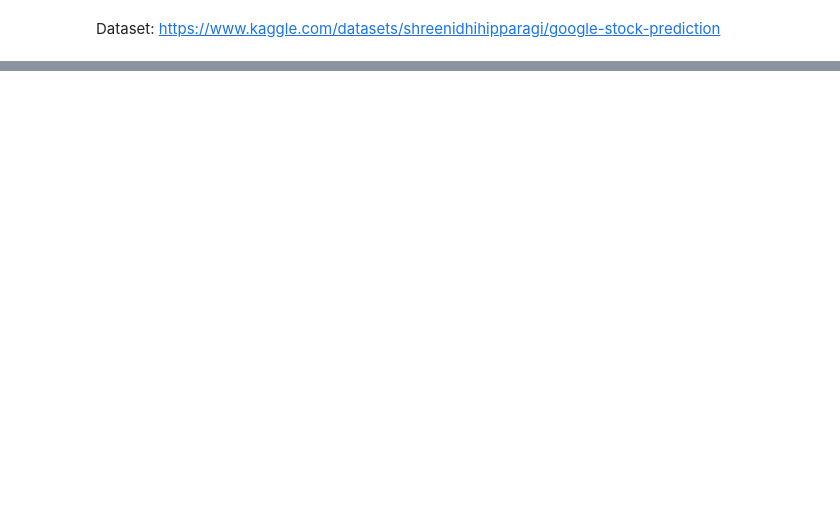
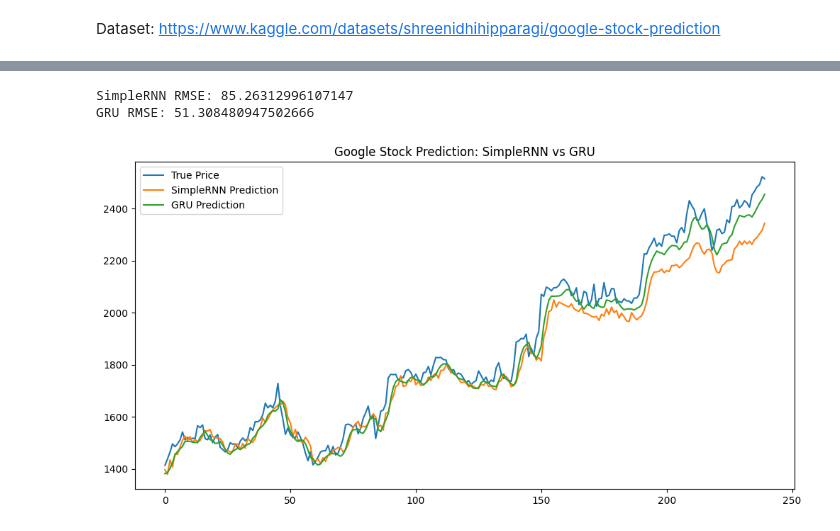
Before and after one commit to SinaShakoori/Google-Stock-Prediction, a Jupyter notebook: main.ipynb, the cells around one changed output, grey strips where cells are left out. Saved outputs shown, nothing was run; the diff lists cells and outputs as text; code cells hidden in the pictures; blank space fills up the shorter version.

```diff
--- a/main.ipynb
+++ b/main.ipynb
@@ -24,0 +79,4 @@ df.tail()
+# %%
+gru_model.compile(optimizer='adam', loss='mse')
+# %%
+history_gru = gru_model.fit(X_train, y_train,epochs=30, batch_size=32,validation_data=(X_test, y_test),verbose=1)
@@ -24,0 +101,3 @@ df.tail()
+# %%
+rnn_pred = rnn_model.predict(X_test)
+gru_pred = gru_model.predict(X_test)
@@ -24,0 +107,22 @@ df.tail()
+# %%
+rnn_pred = scaler.inverse_transform(rnn_pred)
+gru_pred = scaler.inverse_transform(gru_pred)
+y_test_rescaled = scaler.inverse_transform(y_test.reshape(-1,1))
+# %%
+rmse_rnn = np.sqrt(mean_squared_error(y_test_rescaled, rnn_pred))
+rmse_gru = np.sqrt(mean_squared_error(y_test_rescaled, gru_pred))
+print("SimpleRNN RMSE:", rmse_rnn)
+print("GRU RMSE:", rmse_gru)
+# %% [output]
+SimpleRNN RMSE: 85.26312996107147
+GRU RMSE: 51.308480947502666
+# %%
+plt.figure(figsize=(12,6))
+plt.plot(y_test_rescaled, label="True Price")
+plt.plot(rnn_pred, label="SimpleRNN Prediction")
+plt.plot(gru_pred, label="GRU Prediction")
+plt.legend()
+plt.title("Google Stock Prediction: SimpleRNN vs GRU")
+plt.show()
+# %% [output]
+[figure, added]
```
Also changed, not shown: parts of 13 cells of this notebook, 1 other file.
